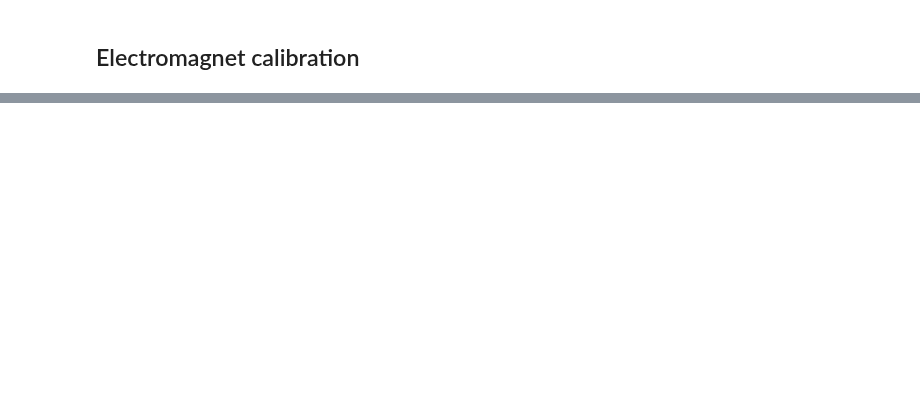
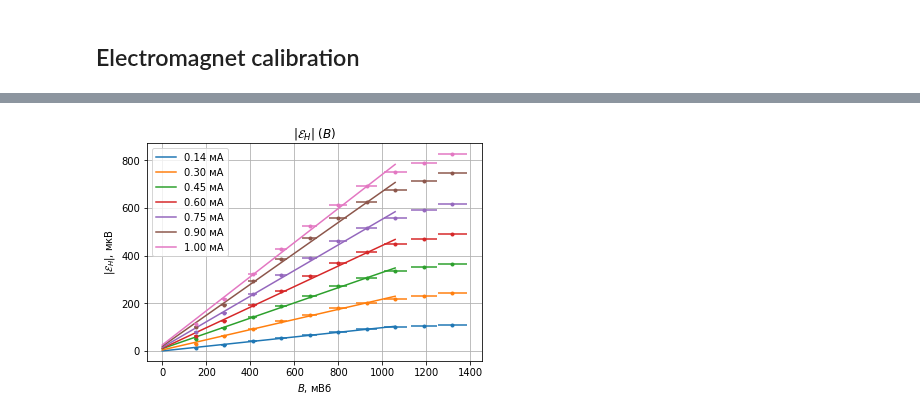
Before and after one commit to futherus/mipt_lab, a Jupyter notebook: 3.3.4/processing.ipynb, the cells around one changed output, grey strips where cells are left out. Cells and saved outputs as stored; diff of their text form; code cells hidden in the pictures; blank space fills up the shorter version.

```diff
--- a/3.3.4/processing.ipynb
+++ b/3.3.4/processing.ipynb
@@ -553,0 +480,38 @@ plt.savefig("c_sqrt_T.pdf")
+# %%
+he_fmt = {
+    'I' : ['$I$, мА']
+}
+# Add I, U, B to format for all index currents in both tables
+he_fmt.update({('I', num, 'I') : ['$I_M$, А', '{:.2f}'] for num in he_data.columns.get_level_values(1)})
+he_fmt.update({('I', num, 'U') : ['$U$, мкВ', '{:.0f}'] for num in he_data.columns.get_level_values(1)})
+he_fmt.update({('I', num, 'B') : ['$B$, мТл', '{:.0f}'] for num in he_data.columns.get_level_values(1)})
+
+he_tbl_UI.set_fmt(he_fmt)
+he_tbl_UB.set_fmt(he_fmt)
+he_tbl_UI.rename().to_latex('gen/hallEMF_UI.tex')
+he_tbl_UB.rename().to_latex('gen/hallEMF_UB.tex')
+# %%
+d = he_tbl_UB.get_data()
+he_K = []
+he_K_err = []
+he_I = []
+he_I_err = []
+
+for num in cols:
+    x_clean, y_clean, equ = plot(d[('I', num, 'B')], abs(d[('I', num, 'U')]), end = 7, label = num + ' мА',
+                                 xerr = setup.B_eps * d[('I', num, 'B')], yerr = setup.V1_err, x_min = 0)
+    mnk_tbl = mnk(x_clean, y_clean)
+    he_K.append(float(mnk_tbl.get_data()['a']))
+    he_K_err.append(float(mnk_tbl.get_data()['da']))
+    he_I.append(float(num))
+    he_I_err.append(setup.A2_err)
+
+plt.title("$|\mathcal{E}_H| \; (B)$")
+plt.xlabel("$B$, мВб")
+plt.ylabel("$|\mathcal{E}_H|$, мкВ")
+plt.grid(True)
+plt.legend()
+
+plt.savefig("gen/hallEMF_UB.pdf")
+# %% [output]
+[figure, added]
```
Also changed, not shown: parts of 48 cells of this notebook, 18 other files.
